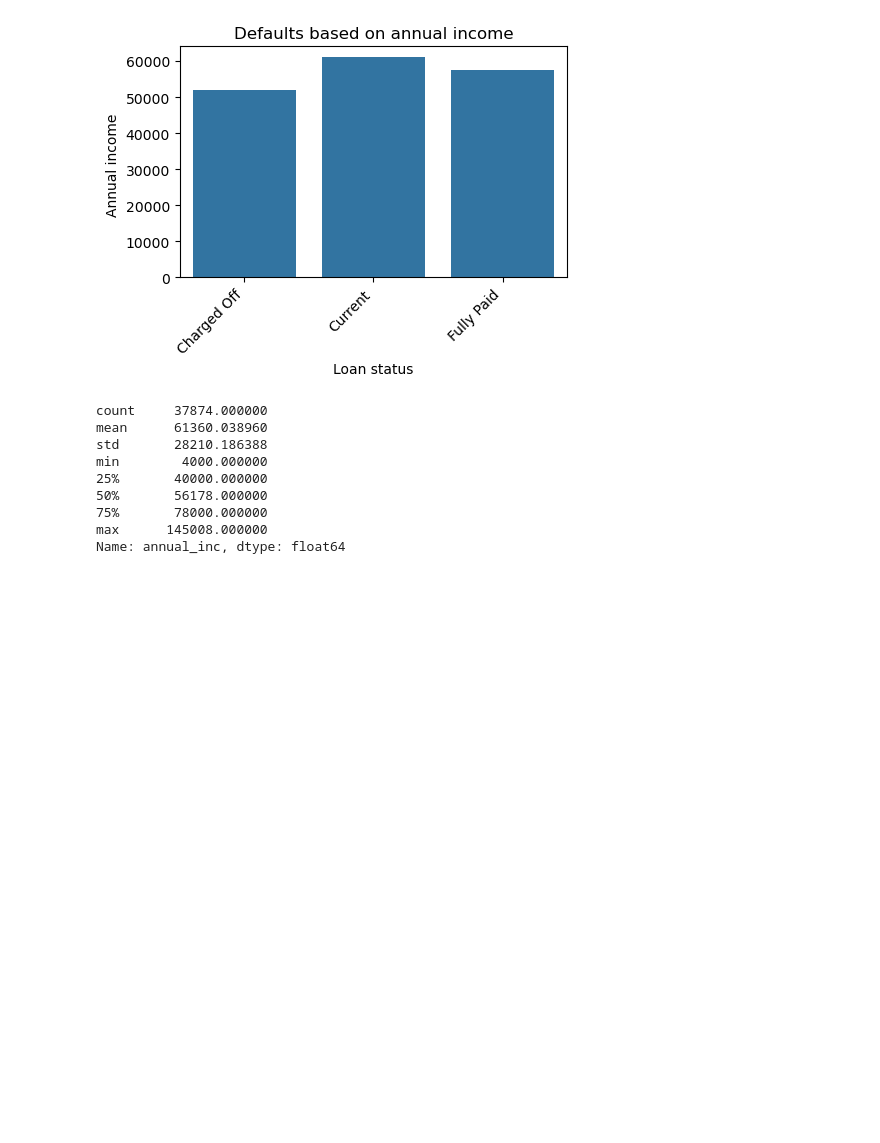
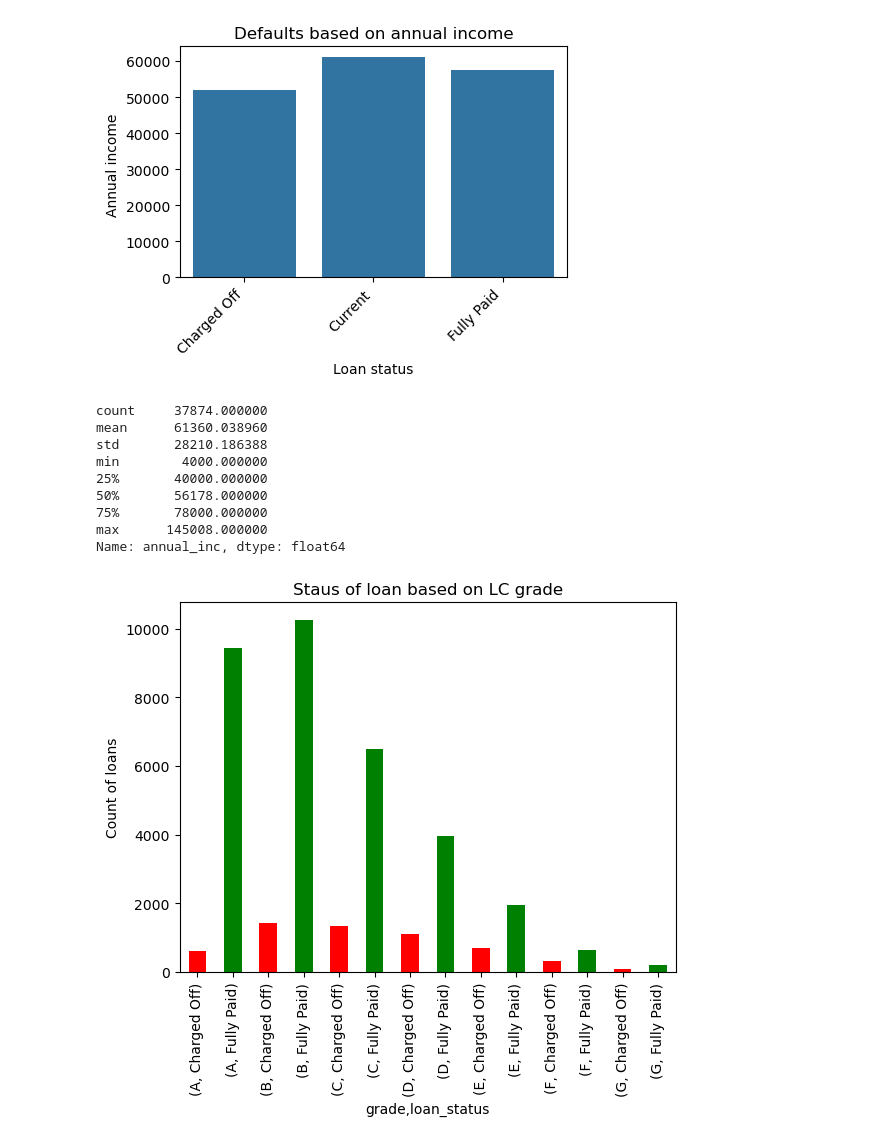
Before and after one commit to maheshh22/LendingClub, a Jupyter notebook: Lending_club.ipynb, the cells around one changed output. Drawn from its saved outputs; the diff is of its cells as text; code cells hidden in the pictures; blank space fills up the shorter version.

```diff
--- a/Lending_club.ipynb
+++ b/Lending_club.ipynb
@@ -254,3 +254,14 @@ min        4000.000000
 75%       78000.000000
 max      145008.000000
 Name: annual_inc, dtype: float64
+# %%
+category_data = df.groupby(['grade','loan_status'])['member_id'].count().reset_index(name='count_grade')
+category_data_fltred = category_data[~(category_data['loan_status'] =='Current') ]
+category_data_fltred
+#sum_cat = category_data_fltred['count_grade'].sum()
+category_data_fltred.groupby(['grade','loan_status'])['count_grade'].sum().plot(kind='bar', color=['r','g'])
+plt.title('Staus of loan based on LC grade')
+plt.ylabel('Count of loans')
+plt.show()
+# %% [output]
+[figure, added]
```
Also changed, not shown: parts of 2 cells of this notebook.
